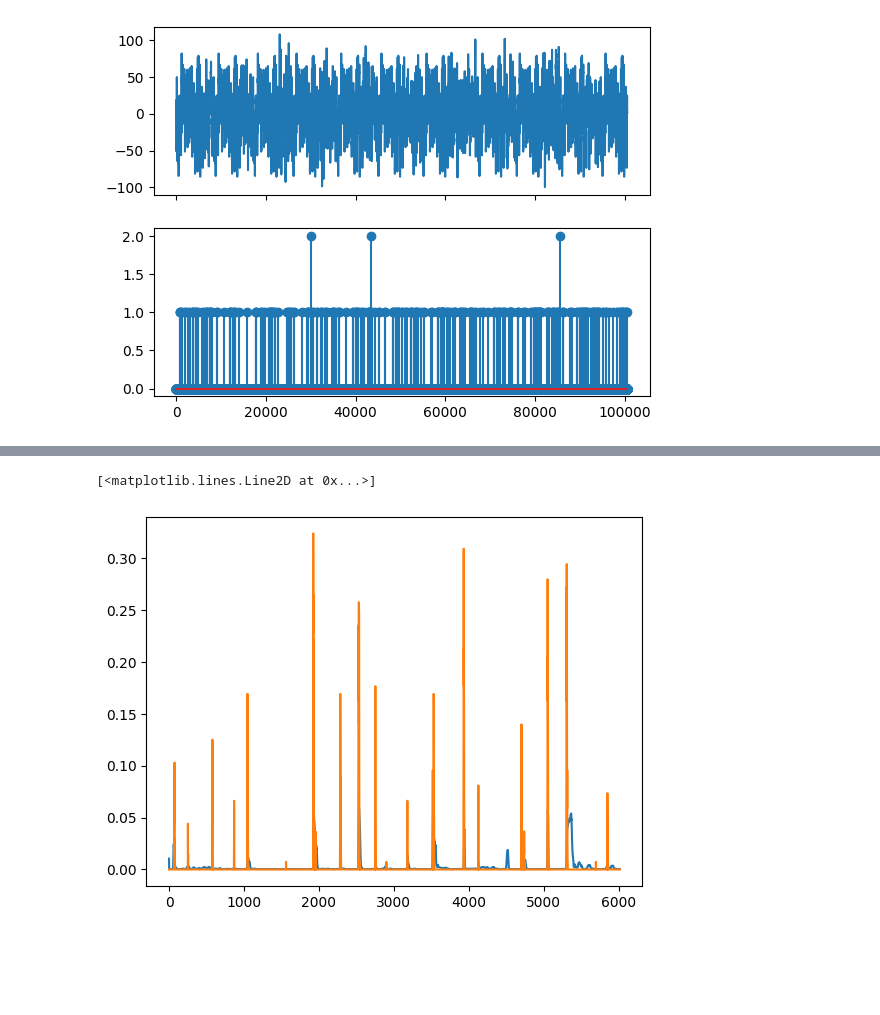
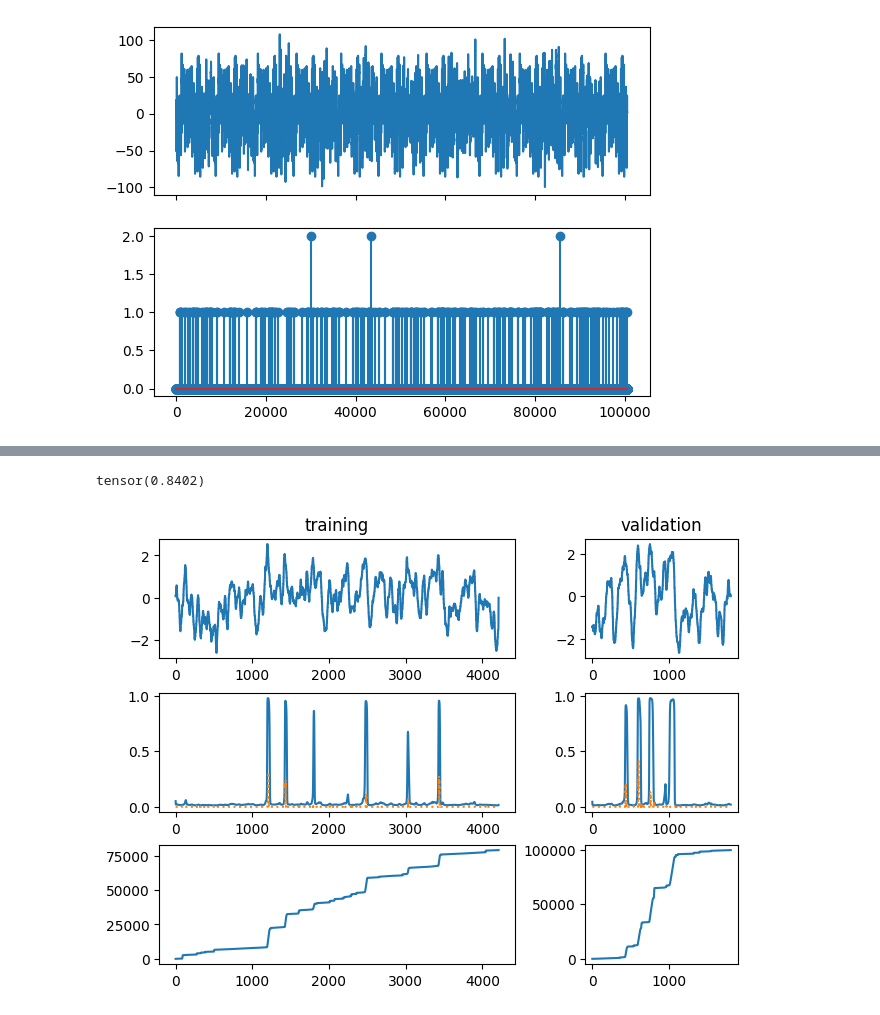
Before and after one commit to manuel-rhdt/ml-pws, a Jupyter notebook: notebooks/06_neuron-data.ipynb, the cells around one changed output, grey strips where cells are left out. Cells and saved outputs as stored; diff of their text form; code cells hidden in the pictures; blank space fills up the shorter version.

Commit message:
improve neuron analysis

```diff
--- a/notebooks/06_neuron-data.ipynb
+++ b/notebooks/06_neuron-data.ipynb
@@ -123,3 +98,0 @@ def make_dataset(data, neurons):
-# %%
-s, x = make_dataset(data, [1, 2, 3])
-s.shape, x.shape
@@ -135,6 +156,7 @@ class ConditionalSpikeModel(nn.Module):
 
         # RNN layer (stimulus dimension is 1)
         self.rnn = nn.GRU(1 + n_neurons, hidden_size, num_layers, batch_first=False, dropout=0.3)
+        self.h_0 = nn.Parameter(torch.randn(num_layers, 1, hidden_size))
 
         # Linear layer to output spike prob for each neuron
         self.output_layer = nn.Linear(hidden_size, n_neurons)
@@ -152,11 +174,14 @@ class ConditionalSpikeModel(nn.Module):
             s = s.unsqueeze(-1)
 
         # shift right
-        x = x.roll(1, 0)  # (batch_size, seq_len, 1)
+        x = x.roll(1, 0)  # (seq_len, batch_size, n_neurons)
         x[0, :, :] = 0.0
 
+        # Expand h_0 to match batch size
+        h_0 = self.h_0.expand(-1, batch_size, -1).contiguous()
+
         # Forward through RNN
-        rnn_out, _ = self.rnn(torch.cat([s, x], dim=2))
+        rnn_out, _ = self.rnn(torch.cat([s, x], dim=2), h_0)
 
         output = self.output_layer(rnn_out)  # (seq_len, batch_size, n_neurons)
 
@@ -191,9 +217,9 @@ class SpikeRnn(L.LightningModule):
 # %%
-train_dataset = TensorDataset(s, x)
-train_loader = DataLoader(train_dataset, batch_size=100, shuffle=False)
-spike_rnn = SpikeRnn(3, 64, 2)
-trainer = L.Trainer(max_epochs=50)
-trainer.fit(model=spike_rnn, train_dataloaders=train_loader)
+train_loader = DataLoader(train_dataset, batch_size=64, collate_fn=collate_time_series)
+val_loader = DataLoader(validation_dataset, batch_size=126, collate_fn=collate_time_series)
+spike_rnn = SpikeRnn(1, 64, 2)
+trainer = L.Trainer(max_epochs=25)
+trainer.fit(model=spike_rnn, train_dataloaders=train_loader, val_dataloaders=val_loader)
 # %% [output]
 GPU available: False, used: False
 TPU available: False, using: 0 TPU cores
@@ -214,6 +243,30 @@ HPU available: False, using: 0 HPUs
-# %%
-plt.plot(nn.functional.sigmoid(spike_rnn.net(s, x).detach()).mean(1)[:, 2])
-plt.plot(x.mean(1)[:, 2])
-# %% [output]
-[<matplotlib.lines.Line2D at 0x...>]
-[figure, removed]
+# %%
+
+nn.BCEWithLogitsLoss(pos_weight=torch.tensor(100.0))(logits, x)
+# %% [output]
+tensor(0.8402)
+# %%
+s_train, x_train = collate_time_series([v for v in train_dataset])
+s_val, x_val = collate_time_series([v for v in validation_dataset])
+spike_rnn.net.eval()
+
+fig, axs = plt.subplots(3, 2, width_ratios=[0.7, 0.3], constrained_layout=True)
+
+for ax, s, title in zip(axs[0, :], [s_train, s_val], ["training", "validation"]):
+    ax.plot(s.mean(1))
+    ax.set_title(title)
+
+for ax, ax_loss, s, x in zip(axs[1, :], axs[2, :], [s_train, s_val], [x_train, x_val]):
+    with torch.no_grad():
+        logits = spike_rnn.net(s, x)
+    ax.plot(nn.functional.sigmoid(logits).mean(1)[:, 0])
+    ax.plot(x.mean(1)[:, 0], linestyle='dotted')
+    loss_fn = nn.BCEWithLogitsLoss(pos_weight=torch.tensor(100.0), reduction='none')
+    ax_loss.plot(loss_fn(logits, x).sum(1)[:, 0].cumsum(0))
+
+# ax1.plot(s.mean(1))
+
+#     ax2.plot(nn.functional.sigmoid(logits).mean(1)[:, 0])
+# ax2.plot(x.mean(1)[:, 0], linestyle='dotted')
+# %% [output]
+[figure, added]
```
Also changed, not shown: parts of 12 cells of this notebook.
